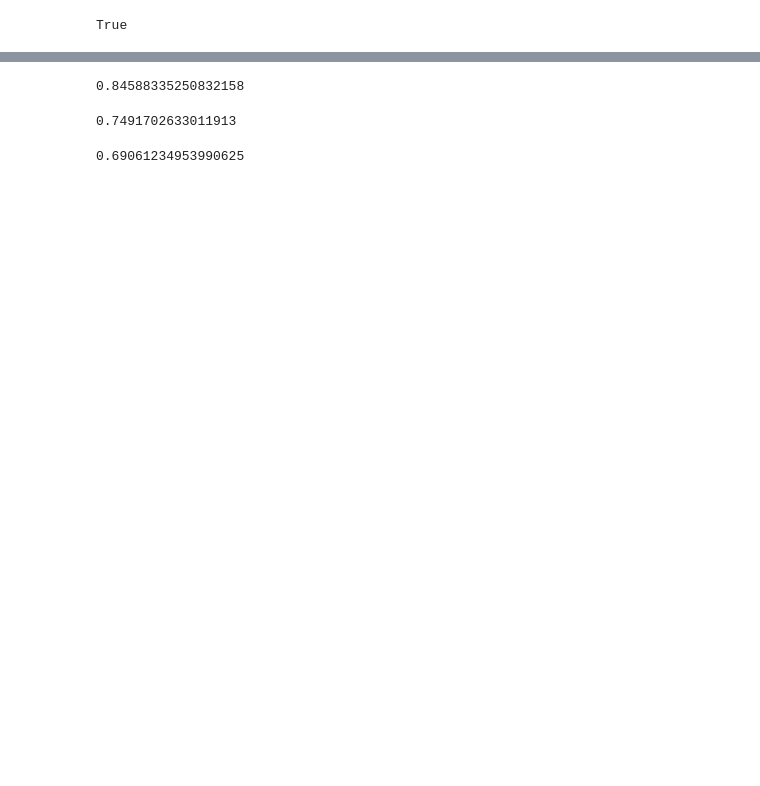
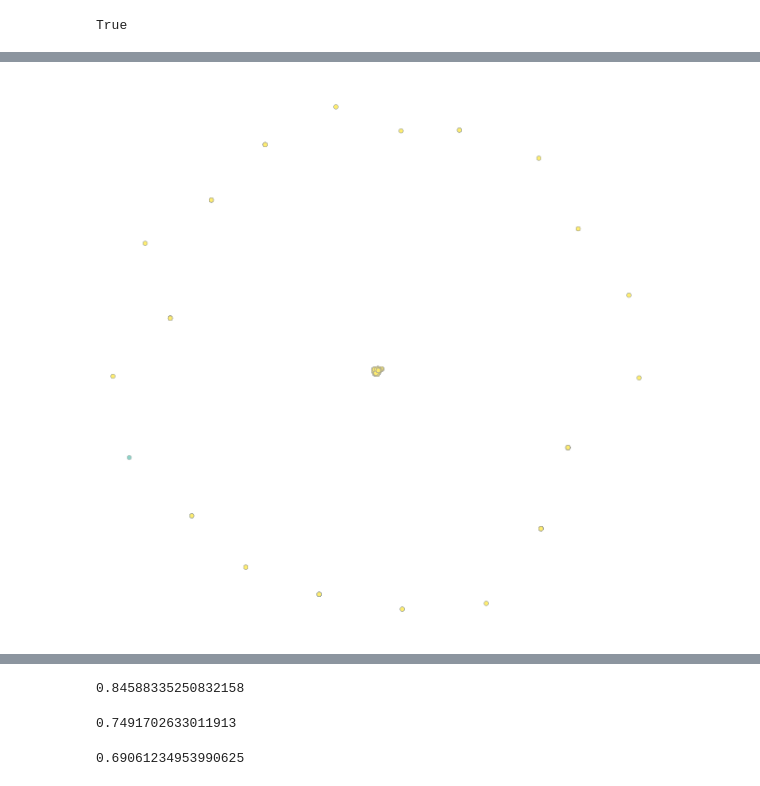
Before and after one commit to KashinYana/link-prediction, a Jupyter notebook: Bipartite.ipynb, the cells around one changed output, grey strips where cells are left out. Cells and saved outputs as stored; diff of their text form; code cells hidden in the pictures; blank space fills up the shorter version.

```diff
--- a/Bipartite.ipynb
+++ b/Bipartite.ipynb
@@ -50,4 +74,4 @@ sfdp-default : 0.76 (+/- 0.01)
 # %%
 import tools
 # %%
-train_set, nodes, poss_set, neg_set = tools.sample_bipartite(file, N)
+train_set, nodes, poss_set, neg_set = tools.sample_bipartite(file, 0)
@@ -104,4 +128,4 @@ groups = g.new_vertex_property("int")
 for u in g.vertices():
     groups[u] = part[u]
 # %%
-pos_default = sfdp_layout(g)
+pos_default = sfdp_layout(g, gamma=0)
@@ -126,4 +148,6 @@ pos_bip
 # %%
 %matplotlib inline
 
-#graph_draw(g)
+graph_draw(g, pos=pos_default, vertex_fill_color=groups)
+# %% [output]
+[figure, added]
```
Also changed, not shown: parts of 18 cells of this notebook, 5 other files.
